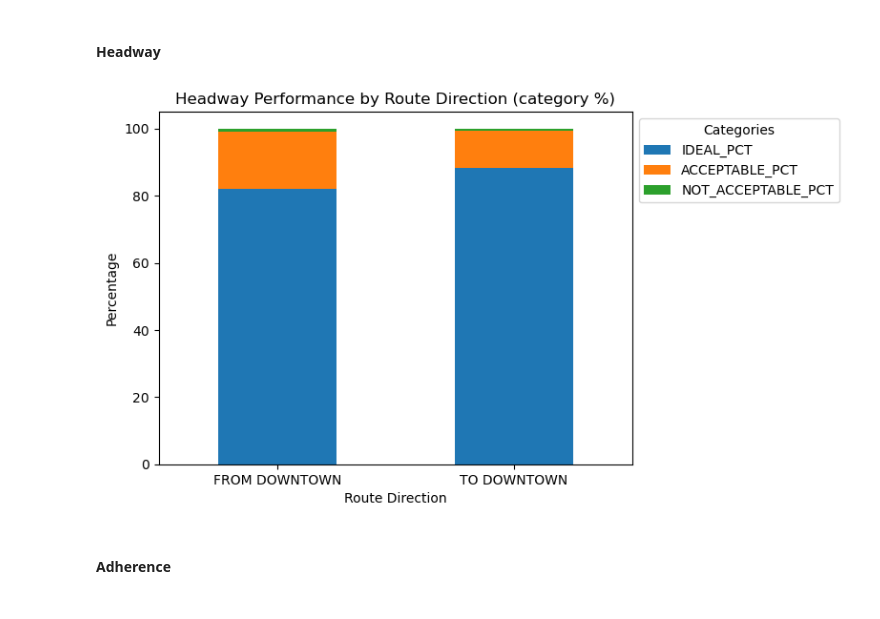
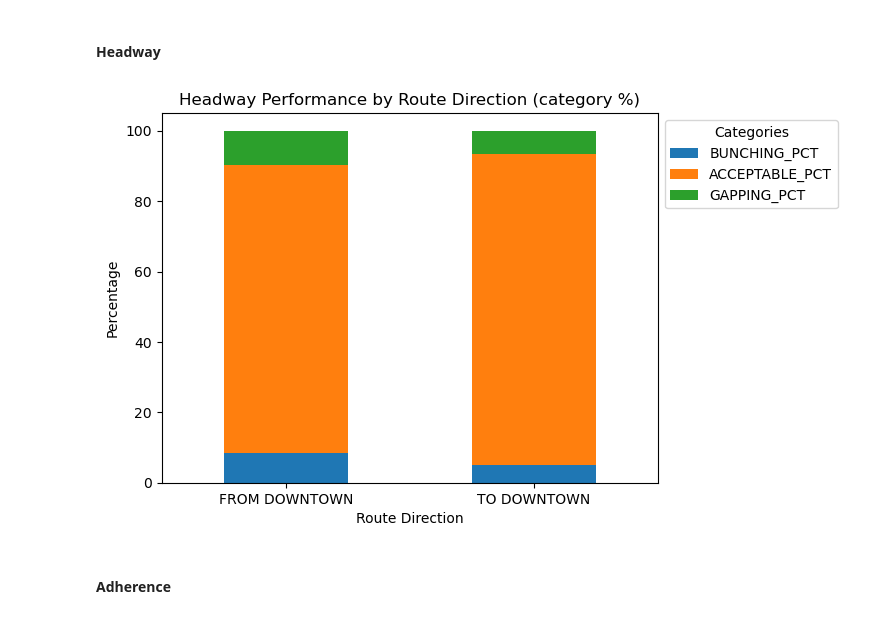
Before and after one commit to NSS-Data-Analytics-Cohort-11/wego-caesars-legion, a Jupyter notebook: notebooks/wego-derekbeistad-caesars-legion.ipynb, the cells around one changed output. Drawn from its saved outputs; the diff is of its cells as text; code cells hidden in the pictures.

```diff
--- a/notebooks/wego-derekbeistad-caesars-legion.ipynb
+++ b/notebooks/wego-derekbeistad-caesars-legion.ipynb
@@ -184,7 +183,7 @@ Index(['CALENDAR_ID', 'SERVICE_ABBR', 'ADHERENCE_ID', 'DATE', 'ROUTE_ABBR',
 # Create new df for Headway columns grouped by Route Direction
 route_direction_totals = (
     wego.groupby('ROUTE_DIRECTION_NAME')
-         [['HDWY_IDEAL', 'HDWY_ACCEPTABLE', 'HDWY_NOT_ACCEPTABLE']]
+         [['HDWY_BUNCHING', 'HDWY_ACCEPTABLE', 'HDWY_GAPPING']]
          .sum()
 )
 # %%
@@ -192,25 +191,25 @@ route_direction_totals = (
 route_direction_totals['TOTALS'] = route_direction_totals.sum(axis=1)
 # %%
 # Create new percentage column for each category
-route_direction_totals.loc[:, 'IDEAL_PCT'] = (route_direction_totals['HDWY_IDEAL'] /
+route_direction_totals.loc[:, 'BUNCHING_PCT'] = (route_direction_totals['HDWY_BUNCHING'] /
                                                 route_direction_totals['TOTALS'] * 100)
 route_direction_totals.loc[:, 'ACCEPTABLE_PCT'] = (route_direction_totals['HDWY_ACCEPTABLE'] /
                                                     route_direction_totals['TOTALS'] * 100)
-route_direction_totals.loc[:, 'NOT_ACCEPTABLE_PCT'] = (route_direction_totals['HDWY_NOT_ACCEPTABLE'] /
+route_direction_totals.loc[:, 'GAPPING_PCT'] = (route_direction_totals['HDWY_GAPPING'] /
                                                     route_direction_totals['TOTALS'] * 100)
 # %%
 # Route Direction Headway Graph
-ax = (route_direction_totals[['IDEAL_PCT', 'ACCEPTABLE_PCT', 'NOT_ACCEPTABLE_PCT']]
+ax = (route_direction_totals[['BUNCHING_PCT', 'ACCEPTABLE_PCT', 'GAPPING_PCT']]
       .plot(kind='bar',
             stacked=True))
 
 ax.set(title = 'Headway Performance by Route Direction (category %)',
         xlabel = 'Route Direction',
        ylabel = 'Percentage')
 ax.legend(title = 'Categories', bbox_to_anchor=(1, 1))
 ax.tick_params(axis='x', rotation=0)
 # %% [output]
-[figure, old version]
+[figure, new version]
 # %% [markdown]
 #### Adherence
 # %%
```
Also changed, not shown: parts of 60 cells of this notebook.
